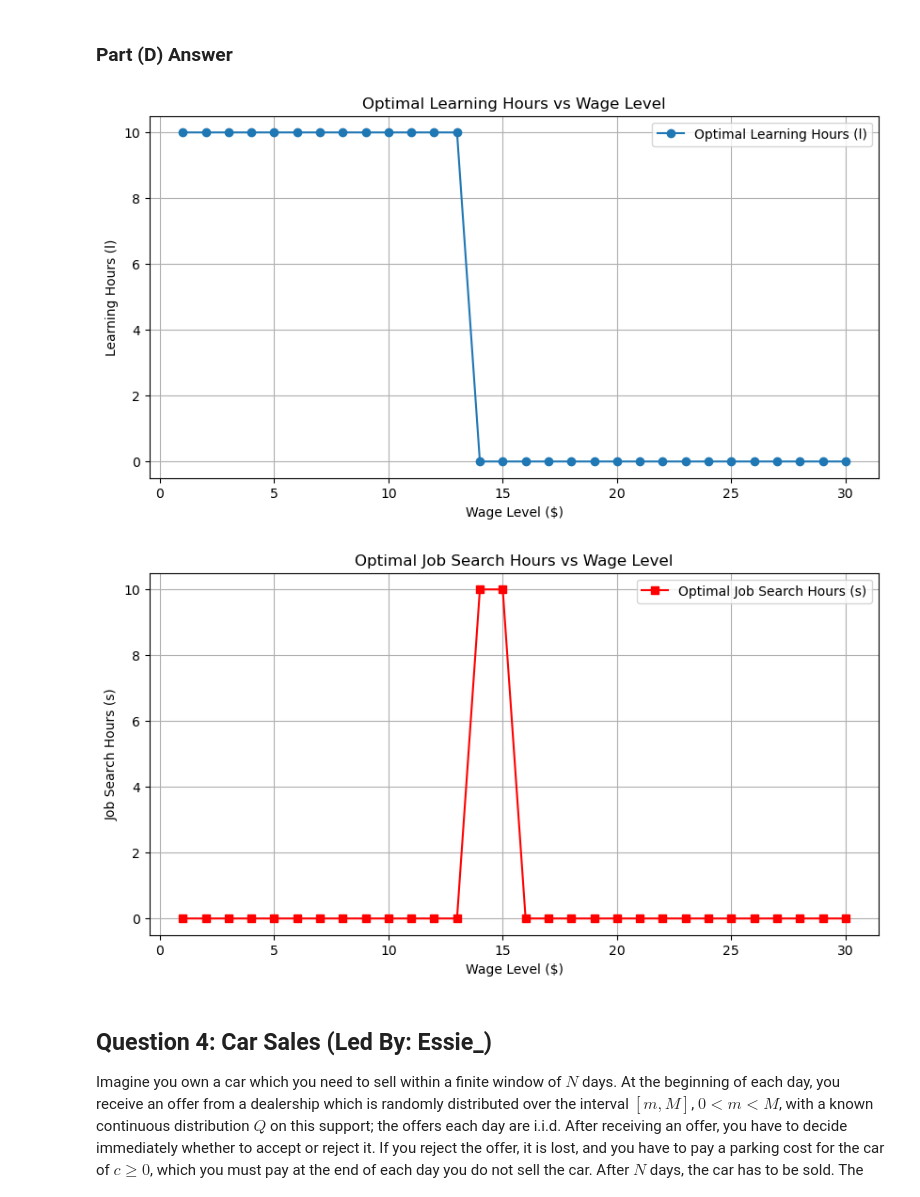
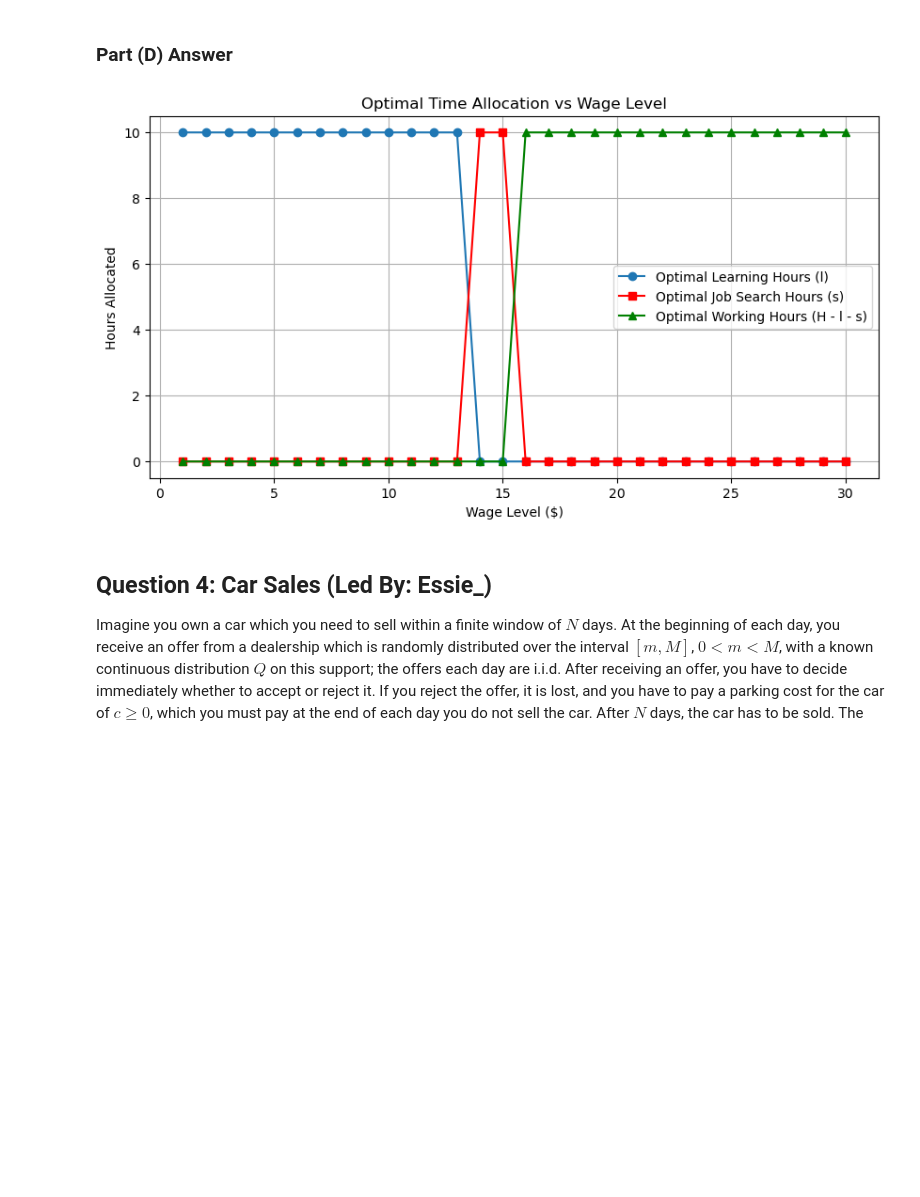
Before and after one commit to fatday/CME241_RLFinance, a Jupyter notebook: A3/assignment3_JustinVersion_Q4.ipynb, the cells around one changed output. Saved outputs shown, nothing was run; the diff lists cells and outputs as text; code cells hidden in the pictures; blank space fills up the shorter version.

Commit message:
combine plots

```diff
--- a/A3/assignment3_JustinVersion_Q4.ipynb
+++ b/A3/assignment3_JustinVersion_Q4.ipynb
@@ -528,31 +528,22 @@ Optimal Policy Computed.
 # %%
 import matplotlib.pyplot as plt
 wage_levels = list(optimal_policy.keys())
 learning_hours = [optimal_policy[w][0] for w in wage_levels]  # Extract l_opt
 search_hours = [optimal_policy[w][1] for w in wage_levels]  # Extract s_opt
-
-# Plot Learning Hours vs Wage Level
+working_hours = [H - l - s for l, s in zip(learning_hours, search_hours)]
 plt.figure(figsize=(10, 5))
 plt.plot(wage_levels, learning_hours, label="Optimal Learning Hours (l)", marker='o', linestyle='-')
+plt.plot(wage_levels, search_hours, label="Optimal Job Search Hours (s)", marker='s', linestyle='-', color='red')
+plt.plot(wage_levels, working_hours, label="Optimal Working Hours (H - l - s)", marker='^', linestyle='-', color='green')
+
 plt.xlabel("Wage Level ($)")
-plt.ylabel("Learning Hours (l)")
-plt.title("Optimal Learning Hours vs Wage Level")
+plt.ylabel("Hours Allocated")
+plt.title("Optimal Time Allocation vs Wage Level")
 plt.legend()
 plt.grid()
 plt.show()
-
-# Plot Job Search Hours vs Wage Level
-plt.figure(figsize=(10, 5))
-plt.plot(wage_levels, search_hours, label="Optimal Job Search Hours (s)", marker='s', linestyle='-', color='red')
-plt.xlabel("Wage Level ($)")
-plt.ylabel("Job Search Hours (s)")
-plt.title("Optimal Job Search Hours vs Wage Level")
-plt.legend()
-plt.grid()
-plt.show()
 # %% [output]
-[figure, old version]
+[figure, new version]
-[figure, removed]
 # %% [markdown]
 ## Question 4: Car Sales (Led By: __Essie___)
 
```
